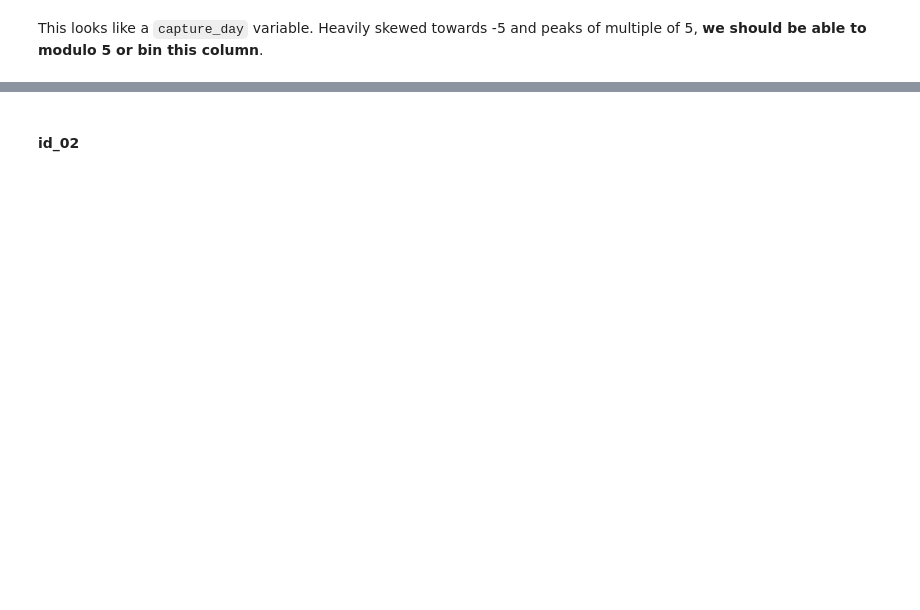
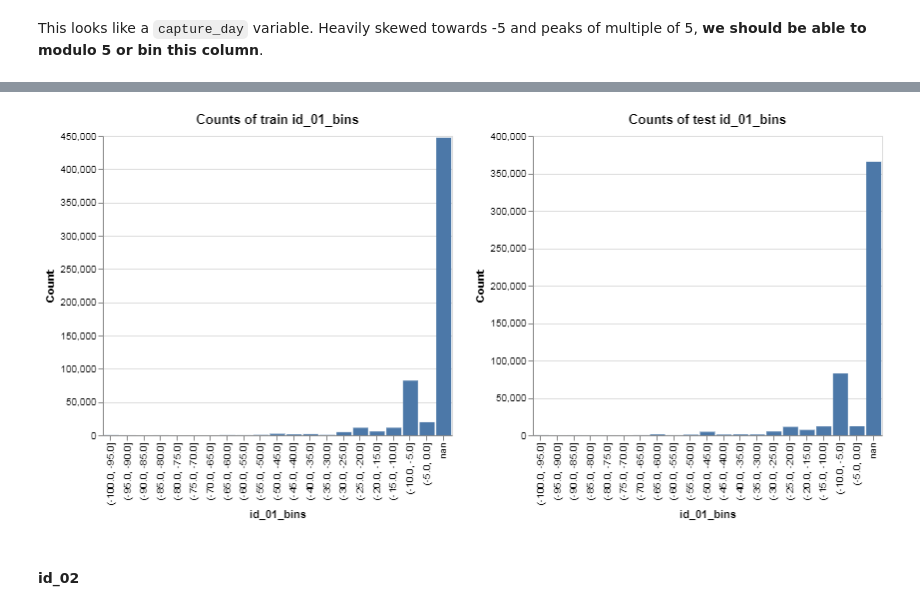
Before and after one commit to andfanilo/ieee-fraud-detection, a Jupyter notebook: notebooks/exploratory/EDA.ipynb, the cells around one changed output, grey strips where cells are left out. Cells and saved outputs as stored; diff of their text form; code cells hidden in the pictures; blank space fills up the shorter version.

```diff
--- a/notebooks/exploratory/EDA.ipynb
+++ b/notebooks/exploratory/EDA.ipynb
@@ -105,3 +105,7 @@ compare_cat_hist_isfraud(X, 'id_01_bins', width=1000)
+# %%
+compare_bins_hist_train_test(X, X_test, 'id_01_bins', width=350)
+# %% [output]
+[figure, added]
 # %% [markdown]
 #### id_02
 # %%
```
Also changed, not shown: parts of 10 cells of this notebook, 1 other file.
